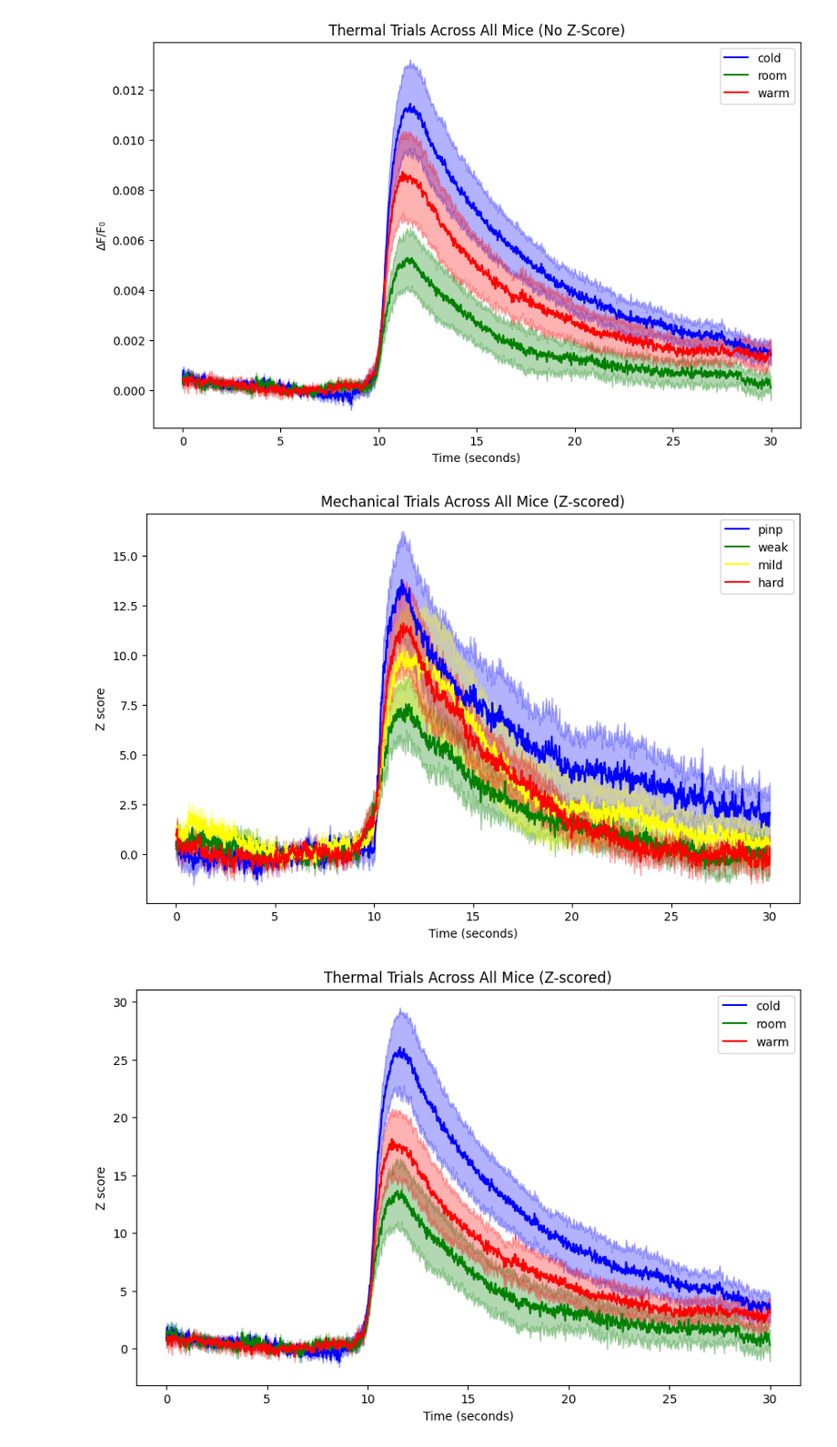
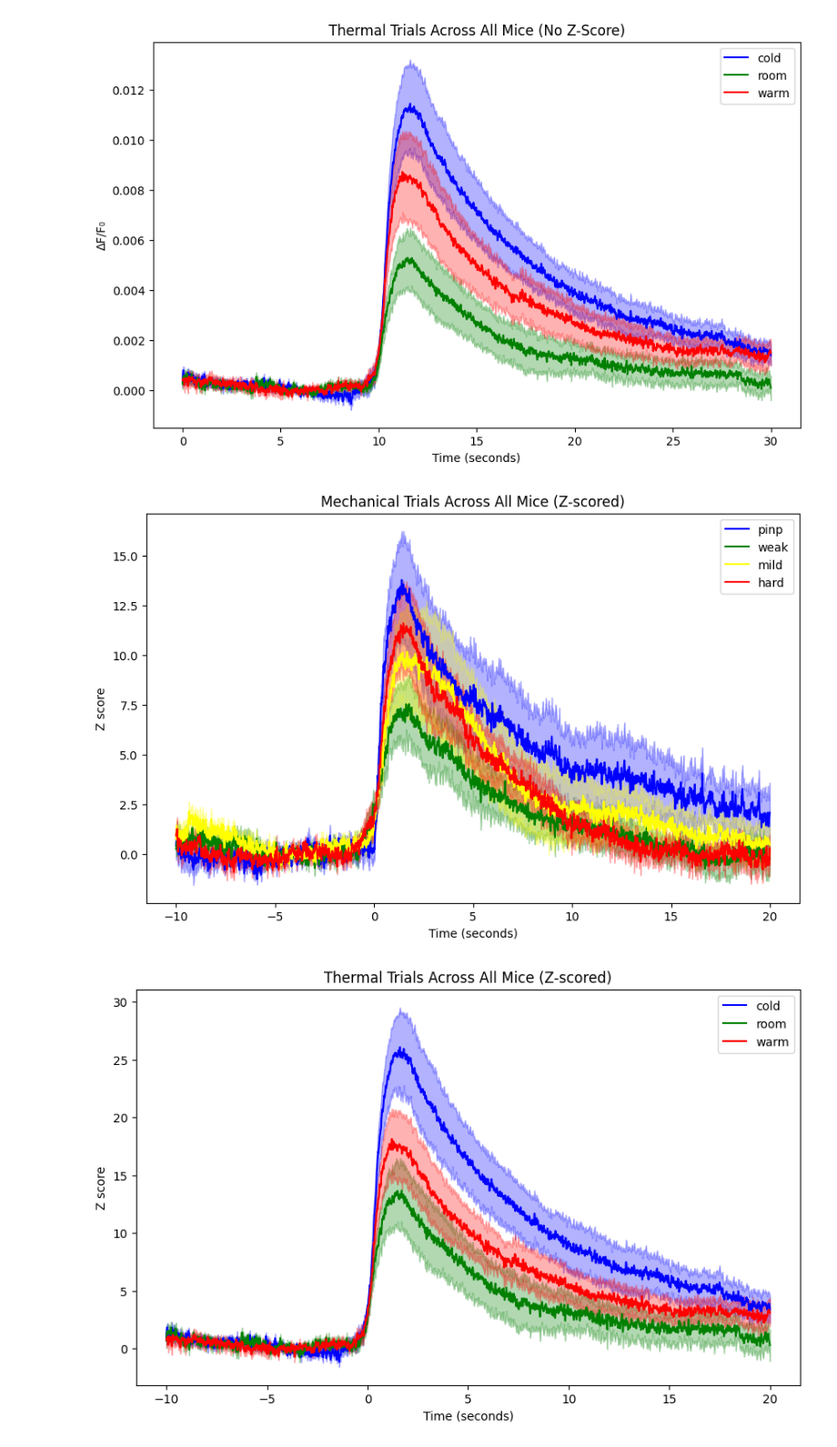
Before and after one commit to MagM00/nevian_lab, a Jupyter notebook: sensory_stim_analysis/sens_FP_analysis-grada.ipynb, the cells around one changed output. Shown: that part at 91% size. Saved outputs shown, nothing was run; the diff lists cells and outputs as text; code cells hidden in the pictures.

```diff
--- a/sensory_stim_analysis/sens_FP_analysis-grada.ipynb
+++ b/sensory_stim_analysis/sens_FP_analysis-grada.ipynb
@@ -123,36 +123,36 @@ zero_start_sec = 5     # Starting point of zeroing out period in seconds
 zero_end_sec = 7       # Ending point of zeroing out period in seconds
 
 mechanical_data_processed = extract_normalize_zero_trials_per_animal(all_data, mechanical_trials,
                                                                      baseline_start_sec, baseline_end_sec,
                                                                      zero_start_sec, zero_end_sec, 130)
 thermal_data_processed = extract_normalize_zero_trials_per_animal(all_data, thermal_trials,
                                                                   baseline_start_sec, baseline_end_sec,
                                                                   zero_start_sec, zero_end_sec, 130)
 
 # Calculating average and SEM for mechanical and thermal trials with processed data
 mechanical_avg_sem_processed = calculate_avg_sem_across_animals(mechanical_data_processed, mechanical_trials)
 thermal_avg_sem_processed = calculate_avg_sem_across_animals(thermal_data_processed, thermal_trials)
 
 # Modified plotting function with custom color codes
 def plot_trials_with_colors_zscore(trial_data, title, sampling_rate, color_codes):
     plt.figure(figsize=(10, 6))
-    time_axis = np.arange(len(next(iter(trial_data.values()))[0])) / sampling_rate
+    time_axis = np.arange(-10, 20, 1/sampling_rate)
     for trial, (avg, error) in trial_data.items():
         color = color_codes.get(trial, 'black')  # Default color is black if not specified
         plt.plot(time_axis, avg, label=trial.split('_')[-1], color=color)
         plt.fill_between(time_axis, avg - error, avg + error, color=color, alpha=0.3)
     plt.title(title)
     plt.xlabel('Time (seconds)')
     plt.ylabel('Z score')
     plt.legend()
     plt.show()
 
 # Plotting the trials with processed data
 plot_trials_with_colors_zscore(mechanical_avg_sem_processed, "Mechanical Trials Across All Mice (Z-scored)", 130, color_codes)
 plot_trials_with_colors_zscore(thermal_avg_sem_processed, "Thermal Trials Across All Mice (Z-scored)", 130, color_codes)
 # %% [output]
-[figure, old version]
+[figure, new version]
-[figure, old version]
+[figure, new version]
 # %%
 import scipy.stats as stats
 
```
